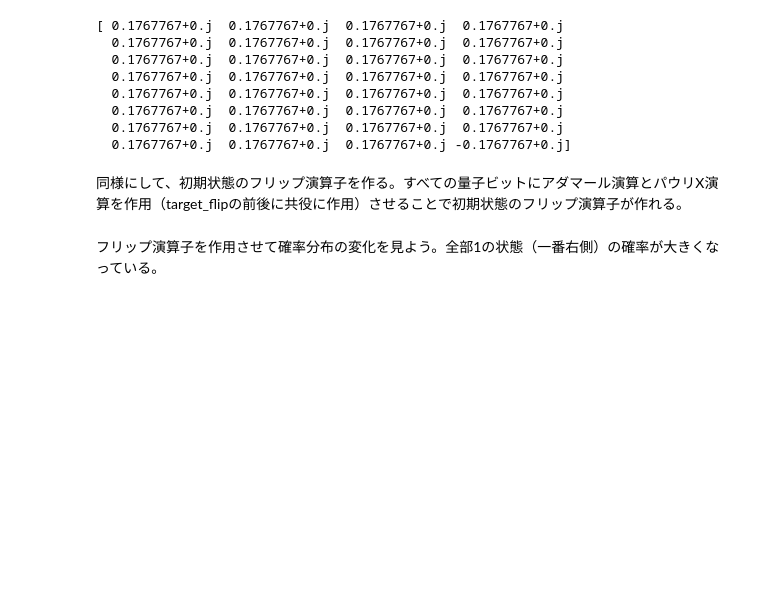
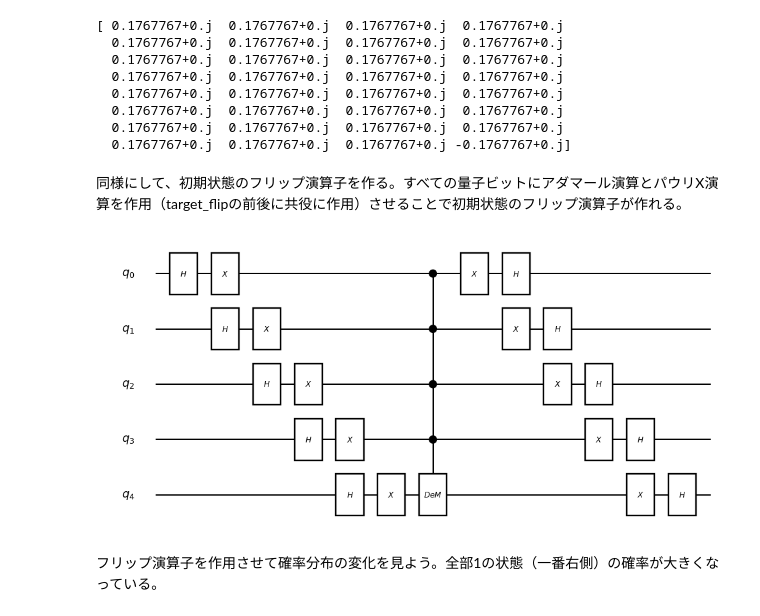
Before and after one commit to Qulacs-Osaka/quantum_software_handson, a Jupyter notebook: doc/source/notebooks/06_02_grover_search.ipynb, the cells around one changed output. Cells and saved outputs as stored; diff of their text form; code cells hidden in the pictures; blank space fills up the shorter version.

```diff
--- a/doc/source/notebooks/06_02_grover_search.ipynb
+++ b/doc/source/notebooks/06_02_grover_search.ipynb
@@ -84,6 +86,10 @@ initial_flip.add_gate(target_flip)
 for i in range(nqubits):
     initial_flip.add_gate(X(i))
     initial_flip.add_gate(H(i))
+# %%
+circuit_drawer(initial_flip, "mpl")
+# %% [output]
+[figure, added]
 # %% [markdown]
 フリップ演算子を作用させて確率分布の変化を見よう。全部1の状態（一番右側）の確率が大きくなっている。
 # %%
```
Also changed, not shown: parts of 11 cells of this notebook.
